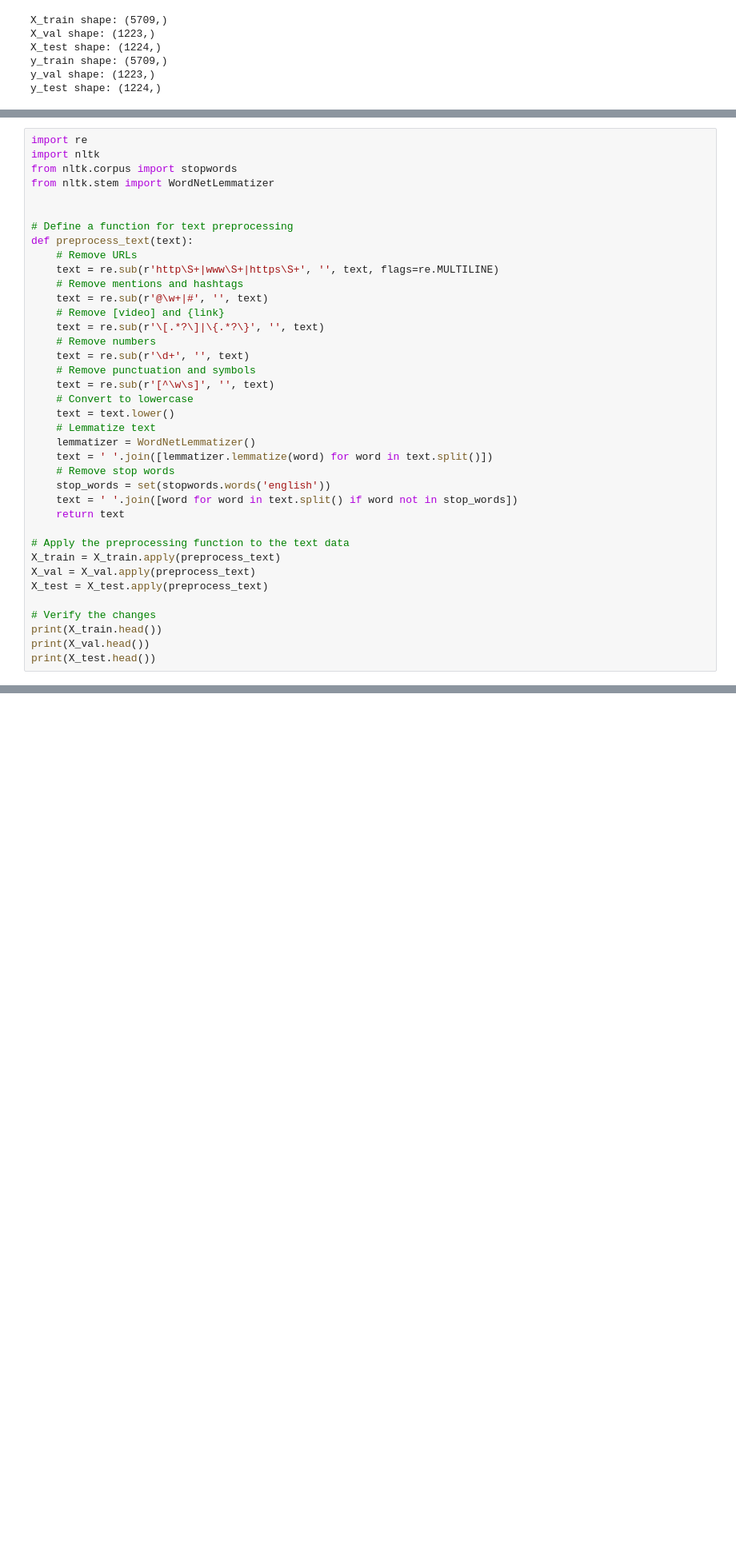
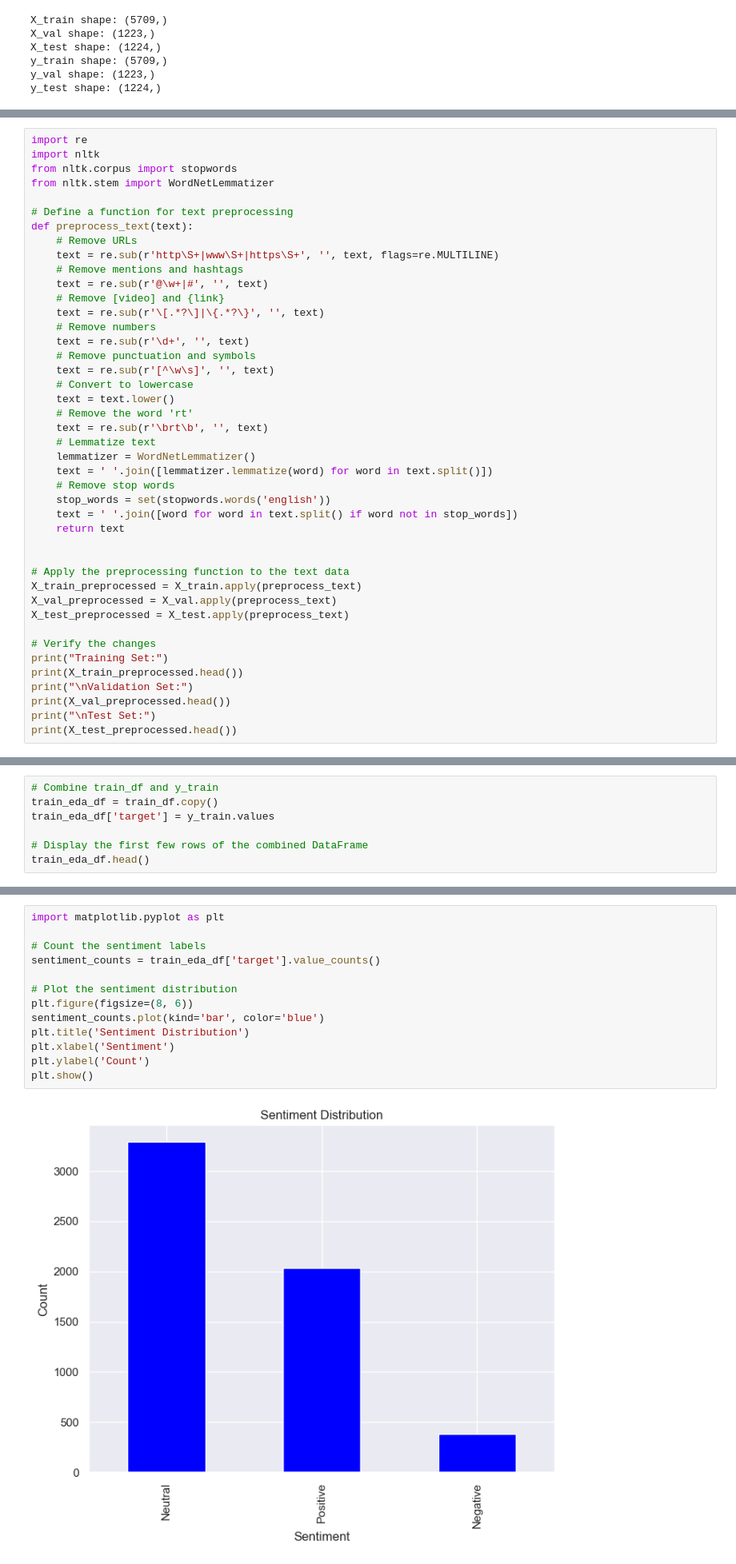
Before and after one commit to WambuiMunene/Natural-Language-Processing-Sentiment-Analysis-on-Tweets, a Jupyter notebook: index.ipynb, the cells around one changed output, grey strips where cells are left out. Shown at 80% size. Cells and saved outputs as stored; diff of their text form; blank space fills up the shorter version.

Commit message:
made some changes to preprocessing step and started EDA

```diff
--- a/index.ipynb
+++ b/index.ipynb
@@ -332,7 +345,6 @@ import re
 import nltk
 from nltk.corpus import stopwords
 from nltk.stem import WordNetLemmatizer
-
 
 # Define a function for text preprocessing
 def preprocess_text(text):
@@ -348,6 +360,8 @@ def preprocess_text(text):
     text = re.sub(r'[^\w\s]', '', text)
     # Convert to lowercase
     text = text.lower()
+    # Remove the word 'rt'
+    text = re.sub(r'\brt\b', '', text)
     # Lemmatize text
     lemmatizer = WordNetLemmatizer()
     text = ' '.join([lemmatizer.lemmatize(word) for word in text.split()])
@@ -356,13 +370,17 @@ def preprocess_text(text):
     text = ' '.join([word for word in text.split() if word not in stop_words])
     return text
 
+
 # Apply the preprocessing function to the text data
-X_train = X_train.apply(preprocess_text)
-X_val = X_val.apply(preprocess_text)
-X_test = X_test.apply(preprocess_text)
+X_train_preprocessed = X_train.apply(preprocess_text)
+X_val_preprocessed = X_val.apply(preprocess_text)
+X_test_preprocessed = X_test.apply(preprocess_text)
 
 # Verify the changes
-print(X_train.head())
-print(X_val.head())
-print(X_test.head())
+print("Training Set:")
+print(X_train_preprocessed.head())
+print("\nValidation Set:")
+print(X_val_preprocessed.head())
+print("\nTest Set:")
+print(X_test_preprocessed.head())
 # %% [output]
@@ -388,0 +477,7 @@ The feature column has now been transformes into lowercase strings without numbe
+# %%
+# Combine train_df and y_train
+train_eda_df = train_df.copy()
+train_eda_df['target'] = y_train.values
+
+# Display the first few rows of the combined DataFrame
+train_eda_df.head()
@@ -388,0 +505,15 @@ The feature column has now been transformes into lowercase strings without numbe
+# %%
+import matplotlib.pyplot as plt
+
+# Count the sentiment labels
+sentiment_counts = train_eda_df['target'].value_counts()
+
+# Plot the sentiment distribution
+plt.figure(figsize=(8, 6))
+sentiment_counts.plot(kind='bar', color='blue')
+plt.title('Sentiment Distribution')
+plt.xlabel('Sentiment')
+plt.ylabel('Count')
+plt.show()
+# %% [output]
+[figure, added]
```
Also changed, not shown: parts of 24 cells of this notebook.
